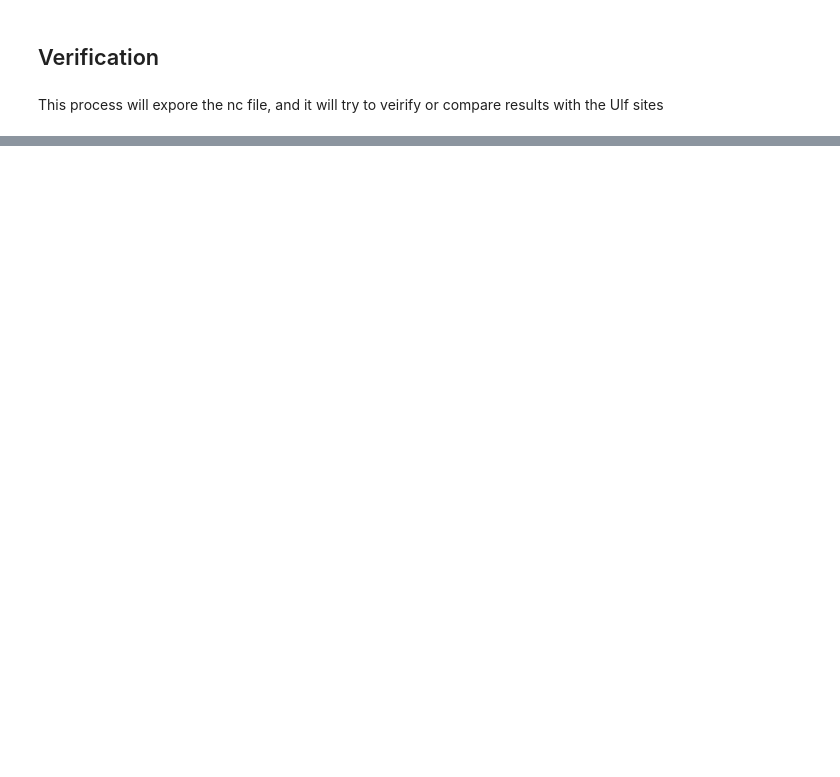
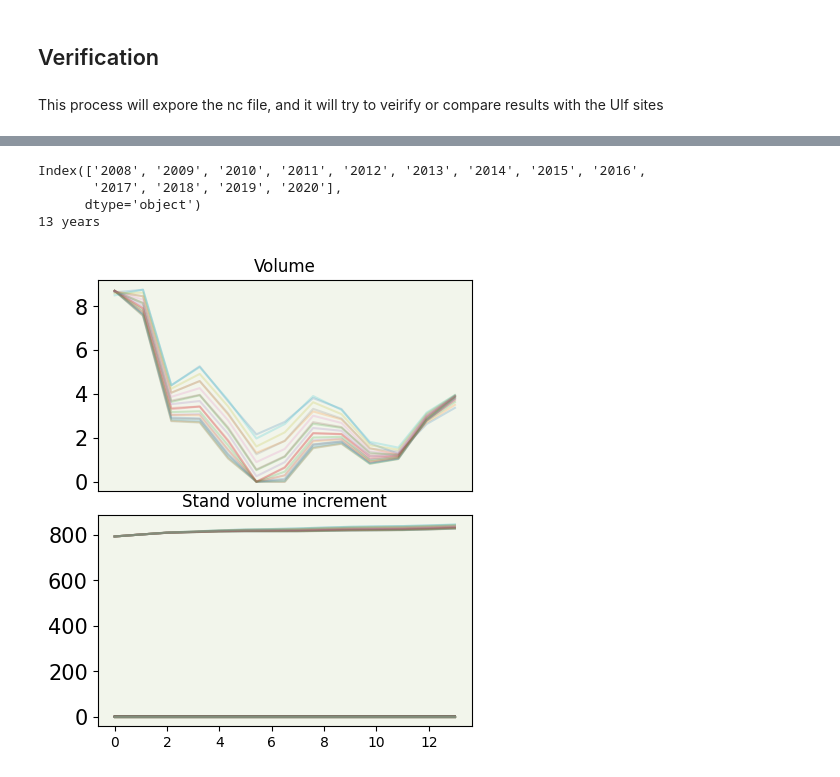
Before and after one commit to alejandrogandara/susi-swe, a Jupyter notebook: verif.ipynb, the cells around one changed output, grey strips where cells are left out. Drawn from its saved outputs; the diff is of its cells as text; code cells hidden in the pictures; blank space fills up the shorter version.

```diff
--- a/verif.ipynb
+++ b/verif.ipynb
@@ -184,3 +217,52 @@ plt.savefig(working_folder+ '/graphs/' + wsite[:-8] + '_Basal Area.png', bbox_in
+# %%
+y = pd.date_range(start_date, end_date, freq="Y").strftime('%Y')
+print(y)
+print(f'{len(y)} years')
+# %% [output]
+Index(['2008', '2009', '2010', '2011', '2012', '2013', '2014', '2015', '2016',
+       '2017', '2018', '2019', '2020'],
+      dtype='object')
+13 years
+# %%
+facecolor = '#f2f5eb'
+fs = 15
+fig = plt.figure(num='stand', figsize=(15,18))   #width, height
+gs = gridspec.GridSpec(ncols=12, nrows=12, figure=fig, wspace=0.25, hspace=0.25)
+
+vol = ncf['stand']['volume'][scen,:, :]
+
+ax = fig.add_subplot(gs[10:, 8:])
+totvol = vol[:,:]
+domvol = ncf['stand']['dominant']['volume'][scen,:, :]
+subdomvol = ncf['stand']['subdominant']['volume'][scen,:, :]
+undervol= ncf['stand']['under']['volume'][scen,:, :]
+for c in range(cols):
+    ax.plot(totvol[:,c], alpha=0.2)
+for c in range(cols):
+    ax.plot(domvol[:,c], alpha=0.2)
+for c in range(cols):
+    ax.plot(subdomvol[:,c], alpha=0.2)
+for c in range(cols):
+    ax.plot(undervol[:,c], alpha=0.2)
+
+ax.set_facecolor(facecolor)
+ax.tick_params(axis='y', labelsize=fs)
+ax.set_title('Stand volume increment')
+
+ax = fig.add_subplot(gs[8:10, 8:])
+vol = ncf['stand']['volume'][scen,:, :]
+for c in range(cols):
+    ax.plot(np.diff(vol[:,c]), alpha=0.2)
+
+ax.set_facecolor(facecolor)
+ax.tick_params(axis='y', labelsize=fs)
+ax.set_title('Volume')
+ax.get_xaxis().set_visible(False)
+
+
+#fig.savefig('myplot.jpg', dpi=300, bbox_inches='tight')
+# %% [output]
+[figure, added]
 # %%
 # basal area
 ba_mean = np.mean(ncf['stand']['basalarea'][scen,:, :], axis=1)
```
Also changed, not shown: parts of 35 cells of this notebook, 5 other files.
